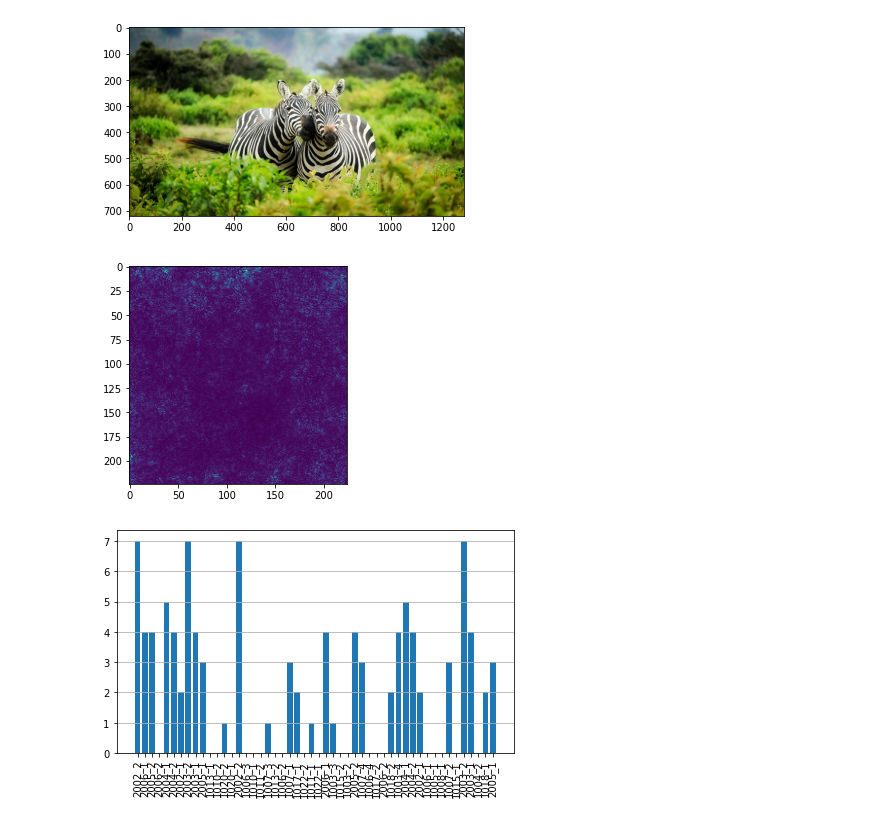
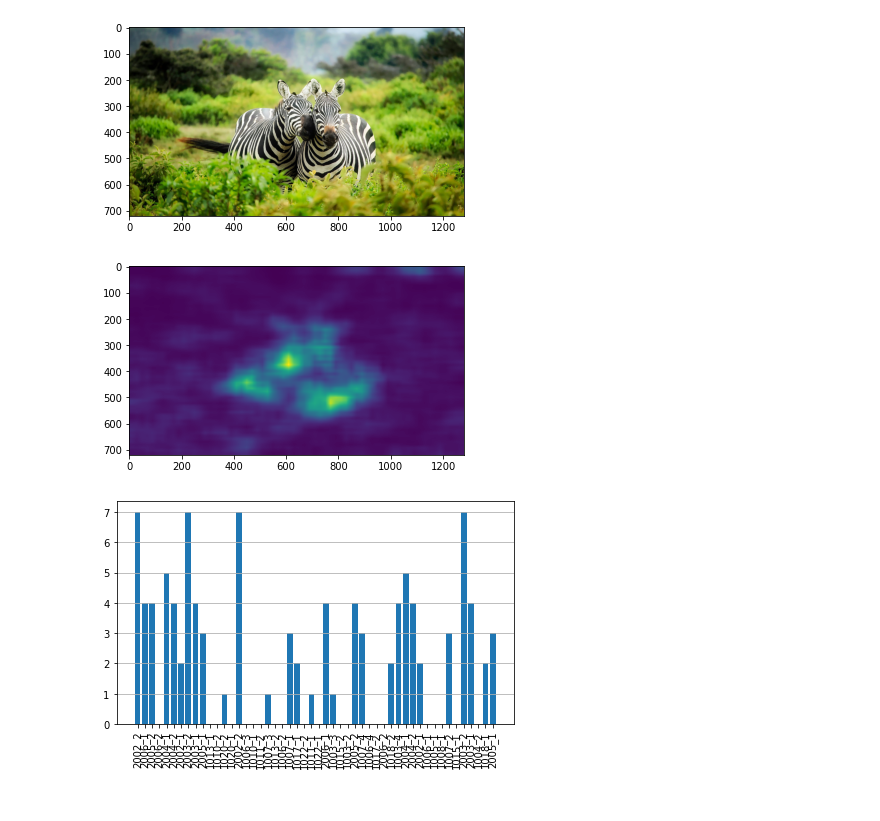
Before and after one commit to klean2050/cvi-eye-tracking, a Jupyter notebook: explore.ipynb, the cells around one changed output. Saved outputs shown, nothing was run; the diff lists cells and outputs as text; code cells hidden in the pictures.

```diff
--- a/explore.ipynb
+++ b/explore.ipynb
@@ -71,11 +71,11 @@ img = plt.imread("trials/Trial_61/Freeviewingstillimage_12.jpg")
 # %%
 plt.imshow(img)
 plt.show()
-plt.imshow(smap_grad(img))
+plt.imshow(smap_sr(img))
 plt.show()
 # %% [output]
 [figure]
-[figure, old version]
+[figure, new version]
 # %%
 sub0 = Subject(root, "1003_3")
 data0, fr0 = sub0.extract_data(trial, vel=False)
```
Also changed, not shown: 3 other files.
